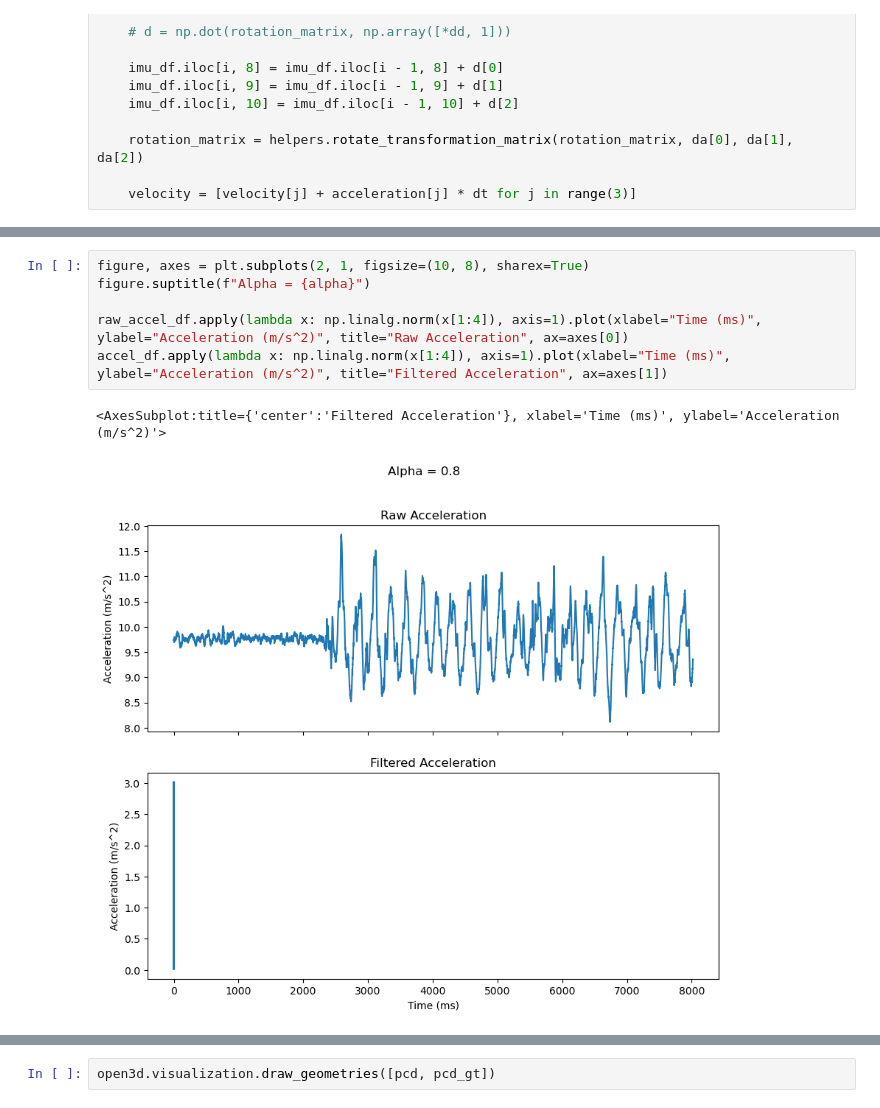
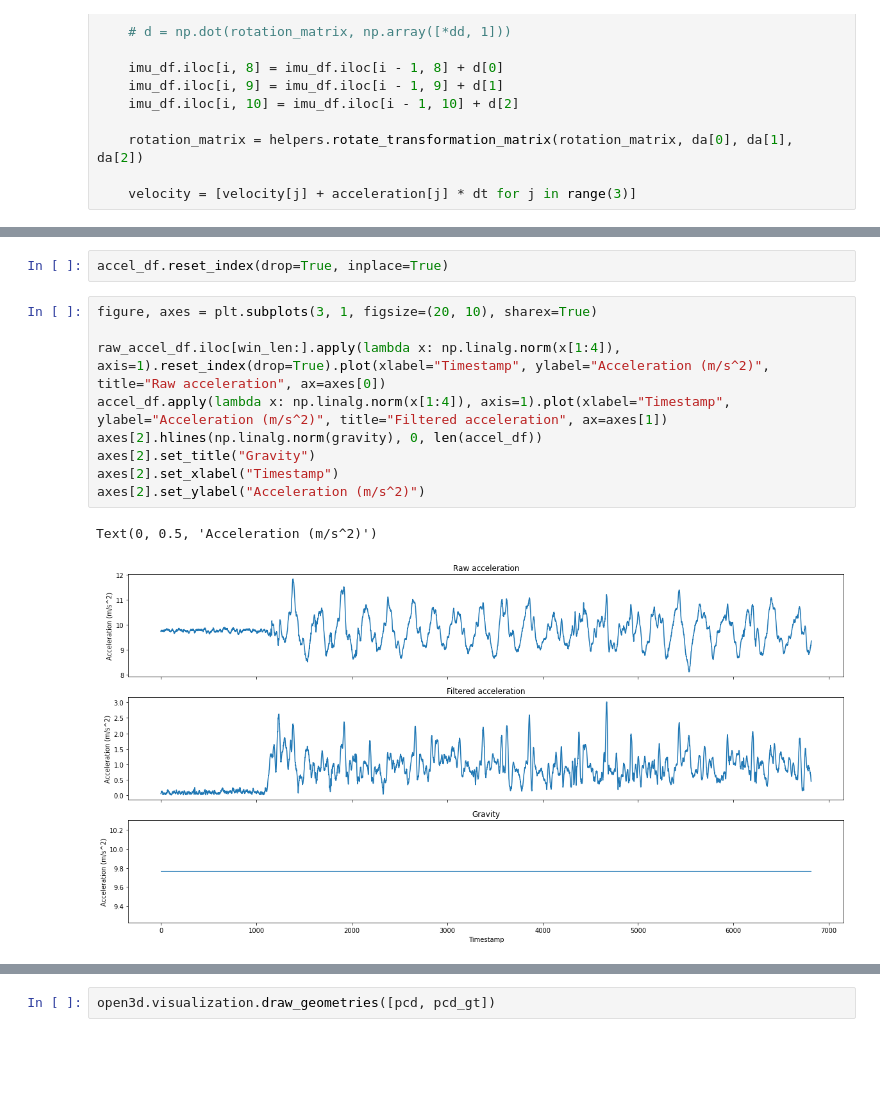
Before and after one commit to localization-as-a-service/local-registration, a Jupyter notebook: imu_trajectory_estimation.ipynb, the cells around one changed output, grey strips where cells are left out. Cells and saved outputs as stored; diff of their text form; blank space fills up the shorter version.

```diff
--- a/imu_trajectory_estimation.ipynb
+++ b/imu_trajectory_estimation.ipynb
@@ -284,12 +265,17 @@ Length: 6815, dtype: float64
+# %%
+accel_df.reset_index(drop=True, inplace=True)
 # %%
-figure, axes = plt.subplots(2, 1, figsize=(10, 8), sharex=True)
-figure.suptitle(f"Alpha = {alpha}")
+figure, axes = plt.subplots(3, 1, figsize=(20, 10), sharex=True)
 
-raw_accel_df.apply(lambda x: np.linalg.norm(x[1:4]), axis=1).plot(xlabel="Time (ms)", ylabel="Acceleration (m/s^2)", title="Raw Acceleration", ax=axes[0])
-accel_df.apply(lambda x: np.linalg.norm(x[1:4]), axis=1).plot(xlabel="Time (ms)", ylabel="Acceleration (m/s^2)", title="Filtered Acceleration", ax=axes[1])
+raw_accel_df.iloc[win_len:].apply(lambda x: np.linalg.norm(x[1:4]), axis=1).reset_index(drop=True).plot(xlabel="Timestamp", ylabel="Acceleration (m/s^2)", title="Raw acceleration", ax=axes[0])
+accel_df.apply(lambda x: np.linalg.norm(x[1:4]), axis=1).plot(xlabel="Timestamp", ylabel="Acceleration (m/s^2)", title="Filtered acceleration", ax=axes[1])
+axes[2].hlines(np.linalg.norm(gravity), 0, len(accel_df))
+axes[2].set_title("Gravity")
+axes[2].set_xlabel("Timestamp")
+axes[2].set_ylabel("Acceleration (m/s^2)")
 # %% [output]
-<AxesSubplot:title={'center':'Filtered Acceleration'}, xlabel='Time (ms)', ylabel='Acceleration (m/s^2)'>
+Text(0, 0.5, 'Acceleration (m/s^2)')
-[figure, old version]
+[figure, new version]
 # %%
 # create trajectory as a pcd
 xyz = imu_df.loc[:, ["x", "y", "z"]].values
```
Also changed, not shown: parts of 43 cells of this notebook.
